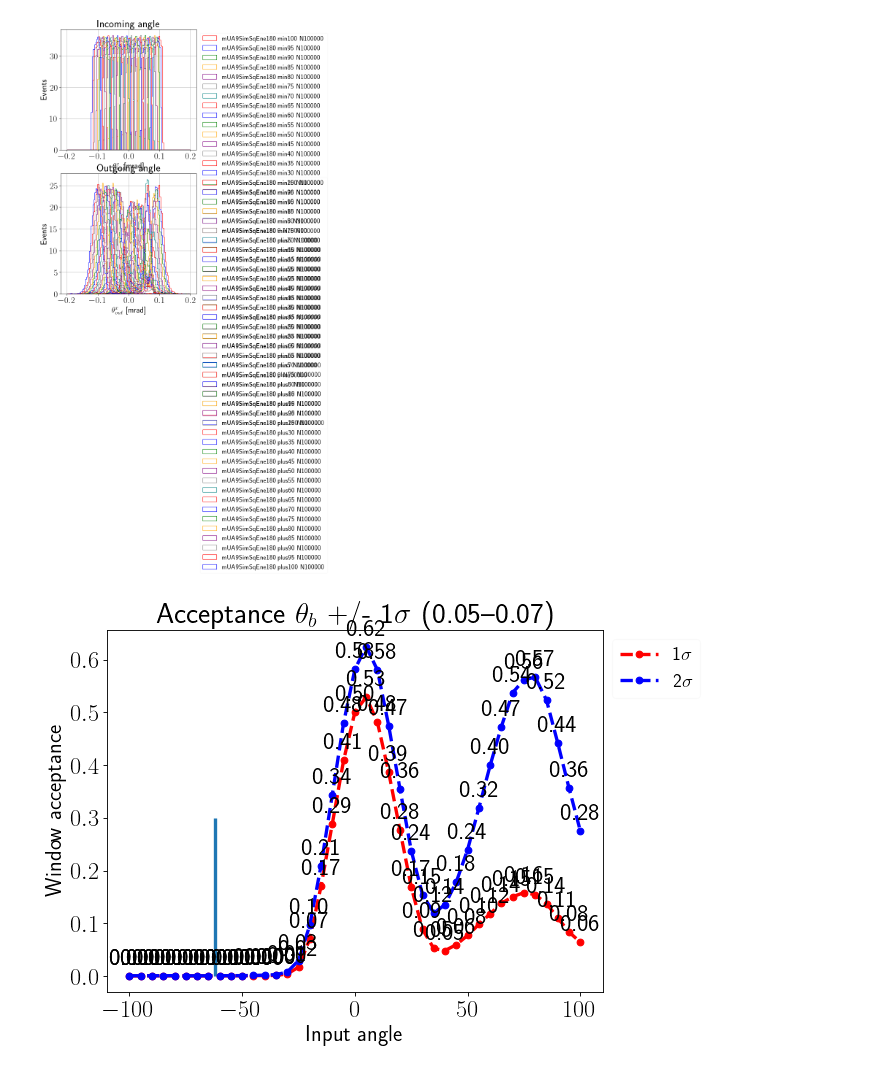
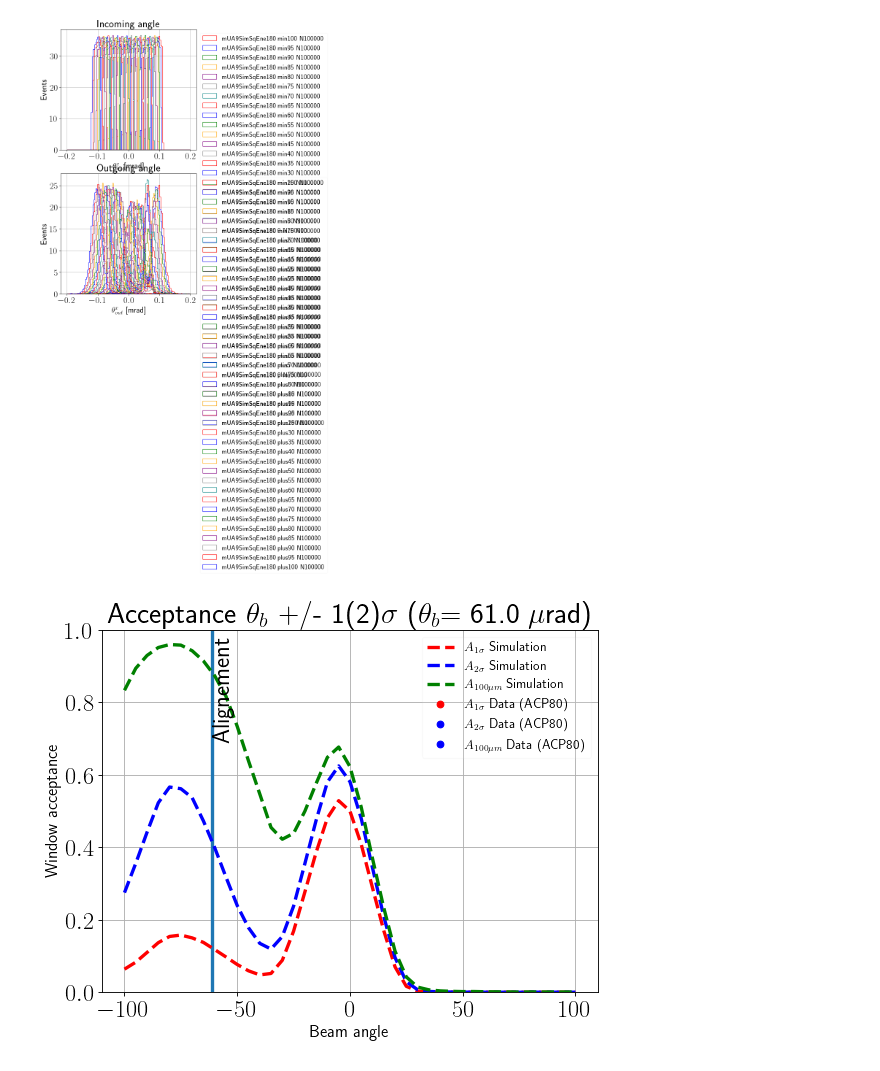
Before and after one commit to collamaf/UA9_22, a Jupyter notebook: analysis/CompareRuns.ipynb, the cells around one changed output. Cells and saved outputs as stored; diff of their text form; code cells hidden in the pictures.

Commit message:
including line for 100 urad window and cleaning last plot

```diff
--- a/analysis/CompareRuns.ipynb
+++ b/analysis/CompareRuns.ipynb
@@ -76,7 +76,6 @@ if whichFiles is 'Data' or whichFiles is 'All' :
     inputFiles.append(folder+"ACP80_plus10_flt.dat")
     #inputFiles.append(folder+"ACP80_6534.dat") #this is actually a 'plus20'
     inputFiles.append(folder+"ACP80_plus50_flt.dat")
-    inputFiles.append(folder+"ACP80_plus55_flt.dat")
 if whichFiles is 'Sim' or whichFiles is 'All' :
     #inputFiles.append(folder+"mUA9SimSqEne180_0_NoCryst_N10000.dat")
     inputFiles.append(folder+"mUA9SimSqEne180_min100_N100000.dat")
@@ -125,6 +124,13 @@ if whichFiles is 'Comp':
     #This should be used custom to compare Sim to Data
     inputFiles.append(folder+"ACP80_0_flt.dat")
     inputFiles.append(folder+"mUA9SimSqEne180_0_N100000.dat")
+    #inputFiles.append(folder+"ACP80_min90_flt.dat")
+    #inputFiles.append(folder+"mUA9SimSqEne180_min90_N100000.dat")
+    inputFiles.append(folder+"ACP80_min70_flt.dat")
+    inputFiles.append(folder+"mUA9SimSqEne180_min70_N100000.dat")
+    #inputFiles.append(folder+"ACP80_min50_flt.dat")
+    #inputFiles.append(folder+"mUA9SimSqEne180_min50_N100000.dat")
+
     #inputFiles.append(folder+"mUA9SimSqEne180_min70_N100000.dat")
 
 
@@ -553,48 +559,81 @@ plotId+=1
 [figure]
 # %%
 fig, ax = plt.subplots(nrows=1, ncols=1,figsize=(8, 6),dpi=80,facecolor='w', edgecolor='k')
+
+dataLabel='ACP80'
+simLabel='Sim'
+yMin=0.0
+yMax=1.0
+bendAngle=61.0
 
 outCenter = outs[idxZero].params['center'].value
 outMin = outs[idxZero].params['center'].value-outs[idxZero].params['sigma'].value
 outMax = outs[idxZero].params['center'].value+outs[idxZero].params['sigma'].value
 out2Min = outs[idxZero].params['center'].value-2*outs[idxZero].params['sigma'].value
 out2Max = outs[idxZero].params['center'].value+2*outs[idxZero].params['sigma'].value
+out50Min = outs[idxZero].params['center'].value-0.050
+out50Max = outs[idxZero].params['center'].value+0.050
+
 
 acceptance1S=[]
 acceptance2S=[]
+acceptance50=[]
 for i in range(nds):
     currDS = datasets[i]
     currDS = currDS[((currDS["thetaOut_x"]-currDS["deltaGonio"])>outMin)]
     tmpDS = currDS[((currDS["thetaOut_x"]-currDS["deltaGonio"])<outMax)]
     acceptance1S.append(tmpDS.shape[0]/datasets[i].shape[0])
 for i in range(nds):
     currDS = datasets[i]
     currDS = currDS[((currDS["thetaOut_x"]-currDS["deltaGonio"])>out2Min)]
     tmpDS = currDS[((currDS["thetaOut_x"]-currDS["deltaGonio"])<out2Max)]
     acceptance2S.append(tmpDS.shape[0]/datasets[i].shape[0])
+for i in range(nds):
+    currDS = datasets[i]
+    currDS = currDS[((currDS["thetaOut_x"]-currDS["deltaGonio"])>out50Min)]
+    tmpDS = currDS[((currDS["thetaOut_x"]-currDS["deltaGonio"])<out50Max)]
+    acceptance50.append(tmpDS.shape[0]/datasets[i].shape[0])
     #print("Window acceptance: {:s} {:.2f}".format(inFileLabels[i],acceptance[-1]))
 
-xs,y1s = zip(*sorted(zip(angles,acceptance1S)))
-xs,y2s = zip(*sorted(zip(angles,acceptance2S)))
-ax.plot(xs,y1s,'--or',label='1$\sigma$')
-ax.plot(xs,y2s,'--ob',label='2$\sigma$')
-ax.title.set_text(r'Acceptance $\theta_b$ +/- 1$\sigma$ ({:.2f}--{:.2f})'.format(outMin,outMax))
-ax.set_xlabel('Input angle',fontsize='20')
-ax.set_ylabel('Window acceptance',fontsize='20')
-ax.vlines(outCenter*-1000,0.0,0.3)
-ax.legend(loc="best", bbox_to_anchor=(1,1), fontsize=17)
-ax.get_legend().get_frame().set_alpha(0.1)
-for x,y in zip(xs,y1s):
+xs,y1s,y2s,y50,labels = zip(*sorted(zip(angles,acceptance1S,acceptance2S,acceptance50,inFileLabels)))
+#xs,y2s = zip(*sorted(zip(angles,acceptance2S)))
+dsA = pd.DataFrame(list(zip(xs,y1s,y2s,y50,labels)), columns = ['angle', 'eff1S', 'eff2S','eff50', 'label'])
+
+dsData = dsA[dsA['label'].str.contains(dataLabel)]
+dsSim = dsA[dsA['label'].str.contains(simLabel)]
+
+plt.plot(dsSim['angle'],dsSim['eff1S'],'--r',label='$A_{1\sigma}$ Simulation')
+plt.plot(dsSim['angle'],dsSim['eff2S'],'--b',label='$A_{2\sigma}$ Simulation')
+plt.plot(dsSim['angle'],dsSim['eff50'],'--g',label='$A_{100 \mu m}$ Simulation')
+plt.plot(dsData['angle'],dsData['eff1S'],'or',label='$A_{1\sigma}$ Data (%s)'%dataLabel)
+plt.plot(dsData['angle'],dsData['eff2S'],'ob',label='$A_{2\sigma}$ Data (%s)'%dataLabel)
+plt.plot(dsData['angle'],dsData['eff50'],'ob',label='$A_{100 \mu m}$ Data (%s)'%dataLabel)
+plt.title(r'Acceptance $\theta_b$ +/- 1(2)$\sigma$  ($\theta_b$= {:.1f} $\mu$rad)'.format(bendAngle))
+plt.xlabel('Beam angle',fontsize='15')
+plt.ylabel('Window acceptance',fontsize='15')
+plt.ylim(yMin,yMax)
+plt.grid(True)
+plt.vlines(-1*bendAngle,yMin,yMax)
+plt.legend(loc="upper right", fontsize=12, framealpha=0.1)
+for x,y in zip(dsData['angle'],dsData['eff1S']):
     label = "{:.2f}".format(y)
-    plt.annotate(label,(x,y),textcoords="offset points",xytext=(0,10),ha='center')
-for x,y in zip(xs,y2s):
+    plt.annotate(label,(x,y),textcoords="offset points",xytext=(0,10),ha='center',color='r')
+for x,y in zip(dsData['angle'],dsData['eff2S']):
     label = "{:.2f}".format(y)
-    plt.annotate(label,(x,y),textcoords="offset points",xytext=(0,10),ha='center')
+    plt.annotate(label,(x,y),textcoords="offset points",xytext=(0,10),ha='center',color='b')
+for x,y in zip(dsData['angle'],dsData['eff50']):
+    label = "{:.2f}".format(y)
+    plt.annotate(label,(x,y),textcoords="offset points",xytext=(0,10),ha='center',color='b')
+
+
+
+plt.annotate("Alignement",(-1*bendAngle,0.7),textcoords="offset points",xytext=(10,0),ha='center',rotation=90)
+plt.show()
 
 fig.savefig("plot_{:s}_{:d}.png".format(outTag,plotId))
 plotId+=1
 # %% [output]
-[figure, old version]
+[figure, new version]
 # %%
 if True:
     outFile = open('Acceptances.txt','a')
```
Also changed, not shown: parts of 2 cells of this notebook.
